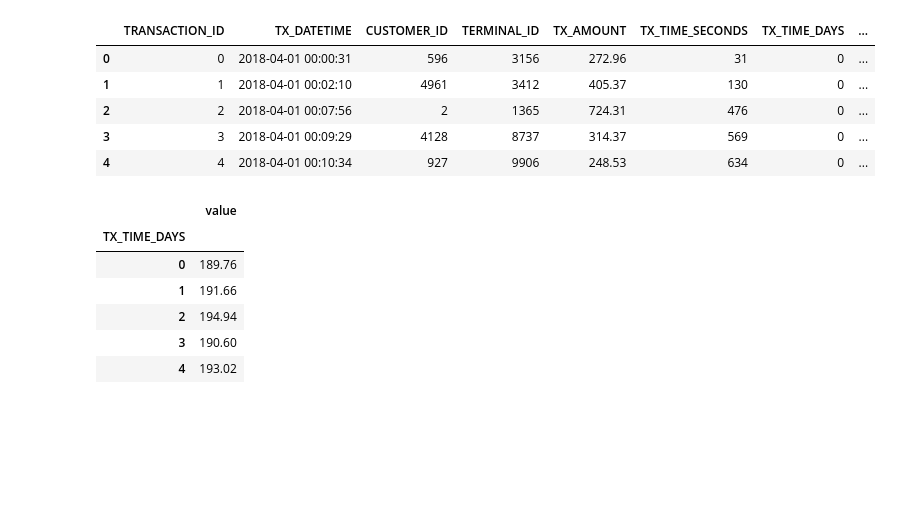
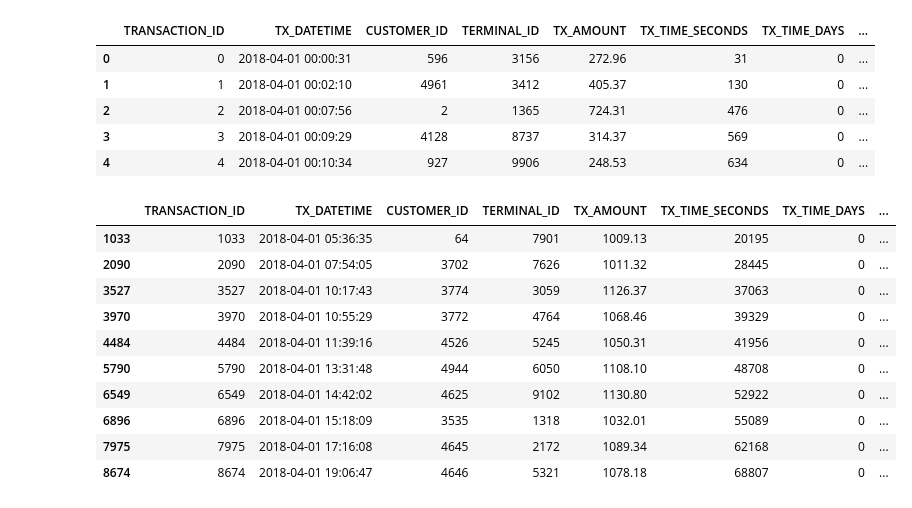
Before and after one commit to ShawnLiu119/Fraud_Detection_Credit, a Jupyter notebook: Dataset_simulation.ipynb, the cells around one changed output. Drawn from its saved outputs; the diff is of its cells as text; code cells hidden in the pictures; blank space fills up the shorter version.

```diff
--- a/Dataset_simulation.ipynb
+++ b/Dataset_simulation.ipynb
@@ -594,10 +594,14 @@ tx_stats=pd.DataFrame({"value":pd.concat([nb_tx_per_day/50,nb_fraud_per_day,nb_f
-# %%
-tx_stats.head()
-# %% [output]
-|  | value |
-| TX_TIME_DAYS |  |
-| 0 | 189.76 |
-| 1 | 191.66 |
-| 2 | 194.94 |
-| 3 | 190.60 |
-| 4 | 193.02 |
+# %%
+transactions_df[(transactions_df['TX_TIME_DAYS']==0) & (transactions_df['TX_FRAUD'] ==1)]
+# %% [output]
+|  | TRANSACTION_ID | TX_DATETIME | CUSTOMER_ID | TERMINAL_ID | TX_AMOUNT | TX_TIME_SECONDS | TX_TIME_DAYS | ... |
+| 1033 | 1033 | 2018-04-01 05:36:35 | 64 | 7901 | 1009.13 | 20195 | 0 | ... |
+| 2090 | 2090 | 2018-04-01 07:54:05 | 3702 | 7626 | 1011.32 | 28445 | 0 | ... |
+| 3527 | 3527 | 2018-04-01 10:17:43 | 3774 | 3059 | 1126.37 | 37063 | 0 | ... |
+| 3970 | 3970 | 2018-04-01 10:55:29 | 3772 | 4764 | 1068.46 | 39329 | 0 | ... |
+| 4484 | 4484 | 2018-04-01 11:39:16 | 4526 | 5245 | 1050.31 | 41956 | 0 | ... |
+| 5790 | 5790 | 2018-04-01 13:31:48 | 4944 | 6050 | 1108.10 | 48708 | 0 | ... |
+| 6549 | 6549 | 2018-04-01 14:42:02 | 4625 | 9102 | 1130.80 | 52922 | 0 | ... |
+| 6896 | 6896 | 2018-04-01 15:18:09 | 3535 | 1318 | 1032.01 | 55089 | 0 | ... |
+| 7975 | 7975 | 2018-04-01 17:16:08 | 4645 | 2172 | 1089.34 | 62168 | 0 | ... |
+| 8674 | 8674 | 2018-04-01 19:06:47 | 4646 | 5321 | 1078.18 | 68807 | 0 | ... |
```
Also changed, not shown: parts of 13 cells of this notebook.
